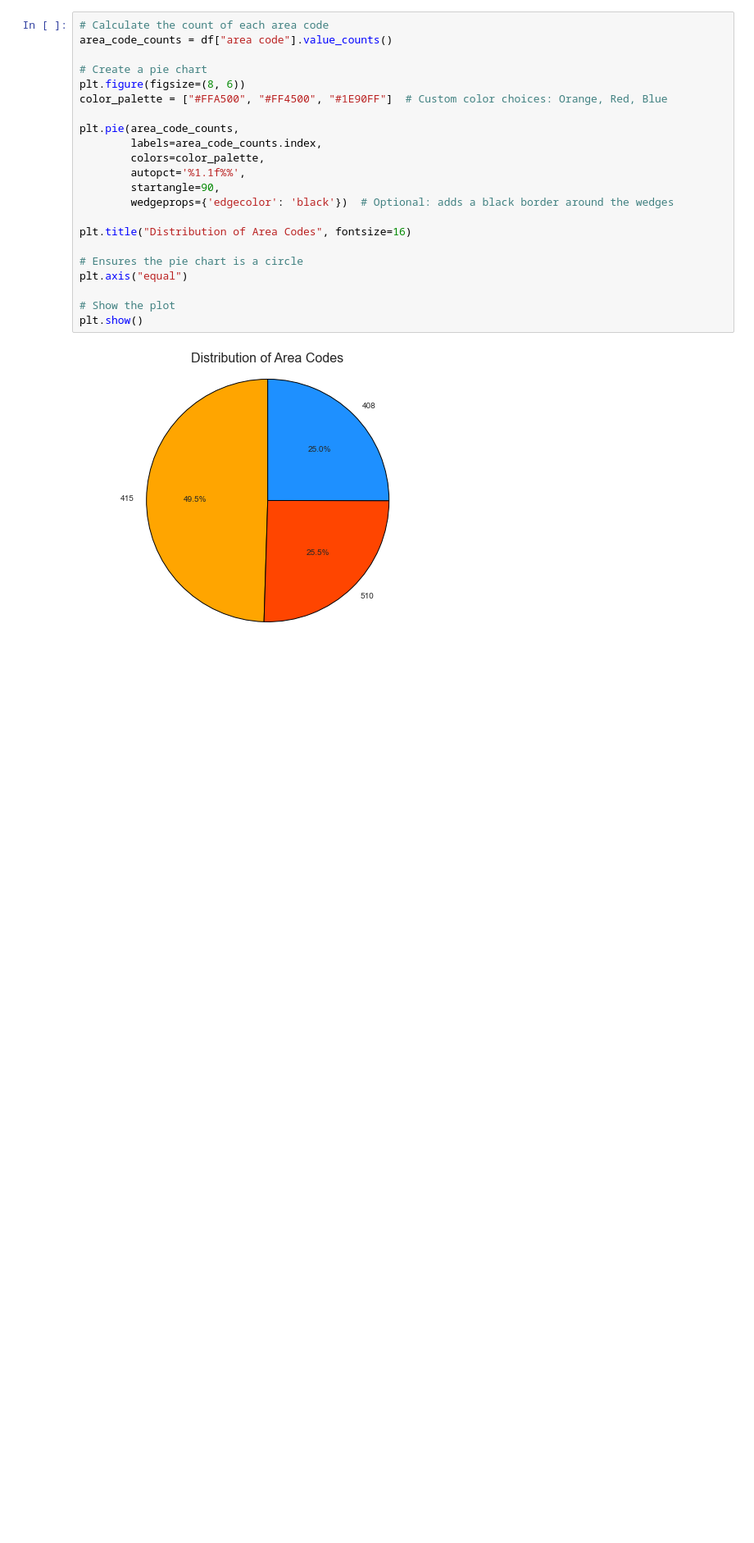
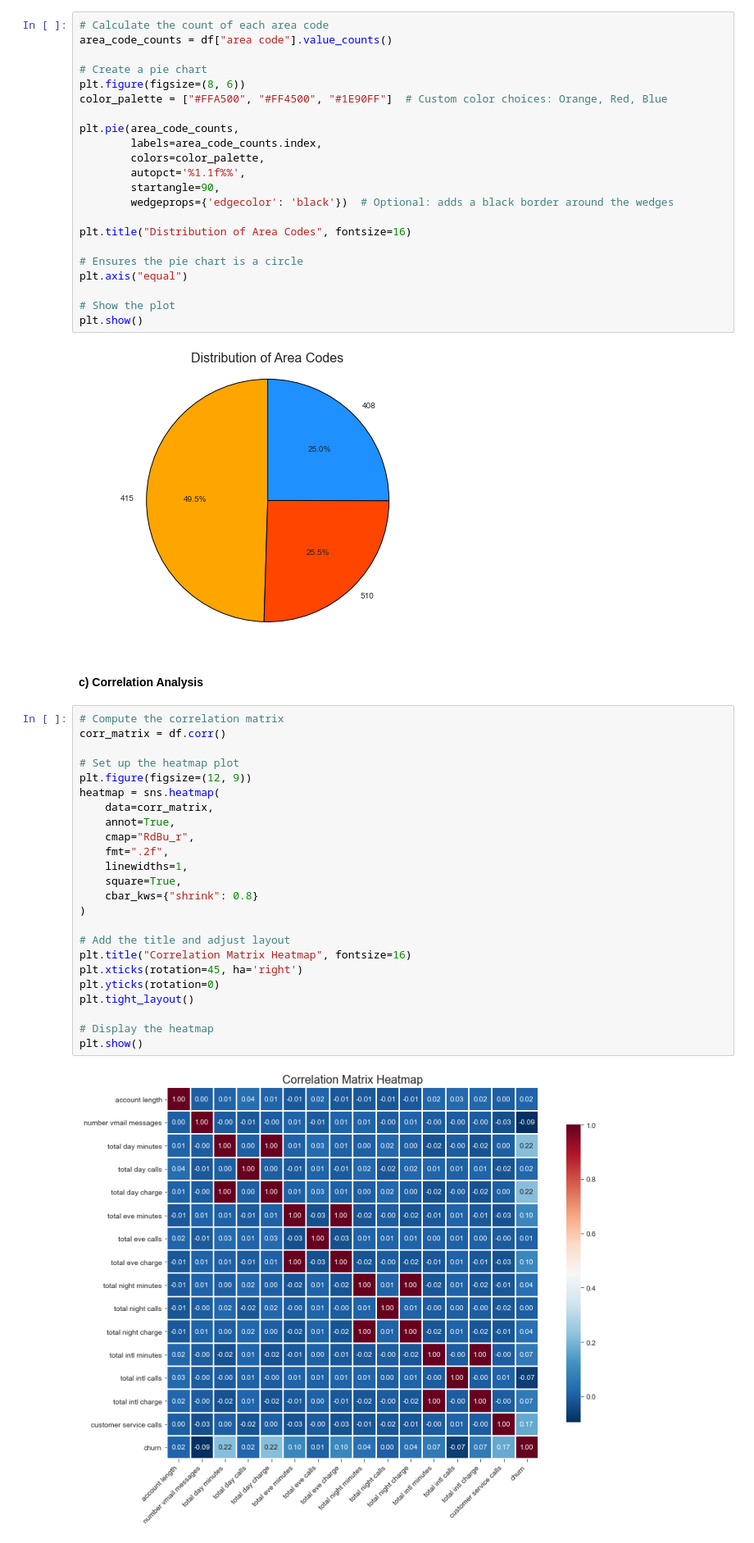
Before and after one commit to ANGI3MAINA/SyriaTel-Customer-Churn-Prediction, a Jupyter notebook: code.ipynb, the cells around one changed output. Shown at 82% size. Cells and saved outputs as stored; diff of their text form; blank space fills up the shorter version.

```diff
--- a/code.ipynb
+++ b/code.ipynb
@@ -561,3 +561,31 @@ plt.axis("equal")
 plt.show()
 # %% [output]
 [figure]
+# %% [markdown]
+#### c) Correlation Analysis
+# %%
+# Compute the correlation matrix
+corr_matrix = df.corr()
+
+# Set up the heatmap plot
+plt.figure(figsize=(12, 9))
+heatmap = sns.heatmap(
+    data=corr_matrix,
+    annot=True,
+    cmap="RdBu_r",
+    fmt=".2f",
+    linewidths=1,
+    square=True,
+    cbar_kws={"shrink": 0.8}
+)
+
+# Add the title and adjust layout
+plt.title("Correlation Matrix Heatmap", fontsize=16)
+plt.xticks(rotation=45, ha='right')
+plt.yticks(rotation=0)
+plt.tight_layout()
+
+# Display the heatmap
+plt.show()
+# %% [output]
+[figure, added]
```
Also changed, not shown: parts of 6 cells of this notebook.
